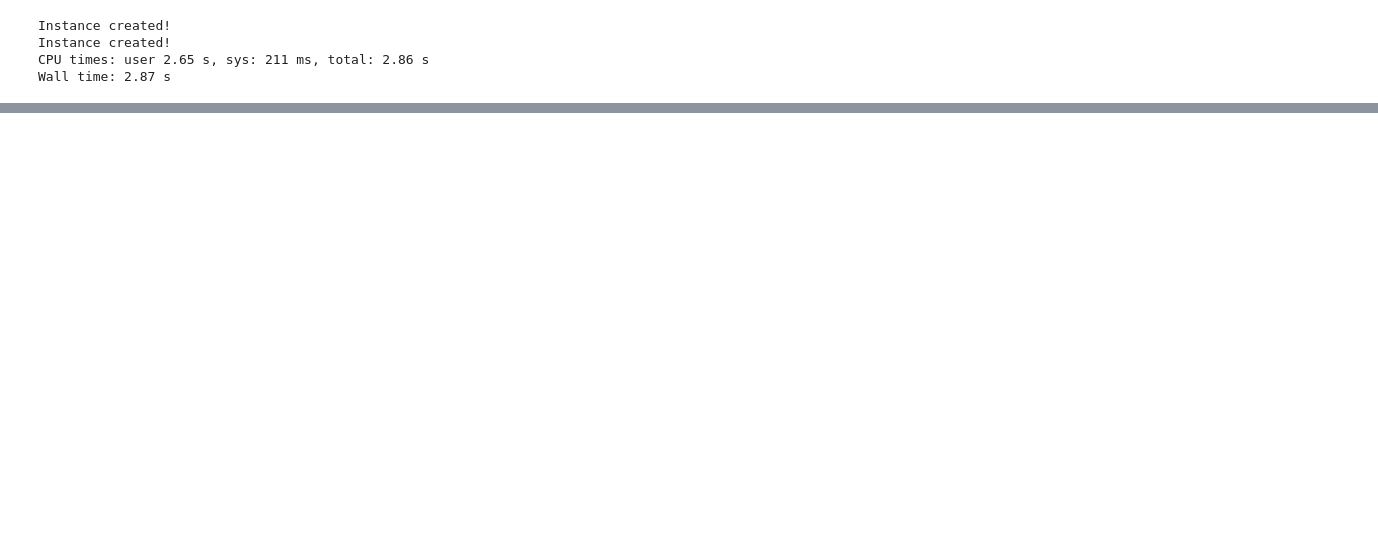
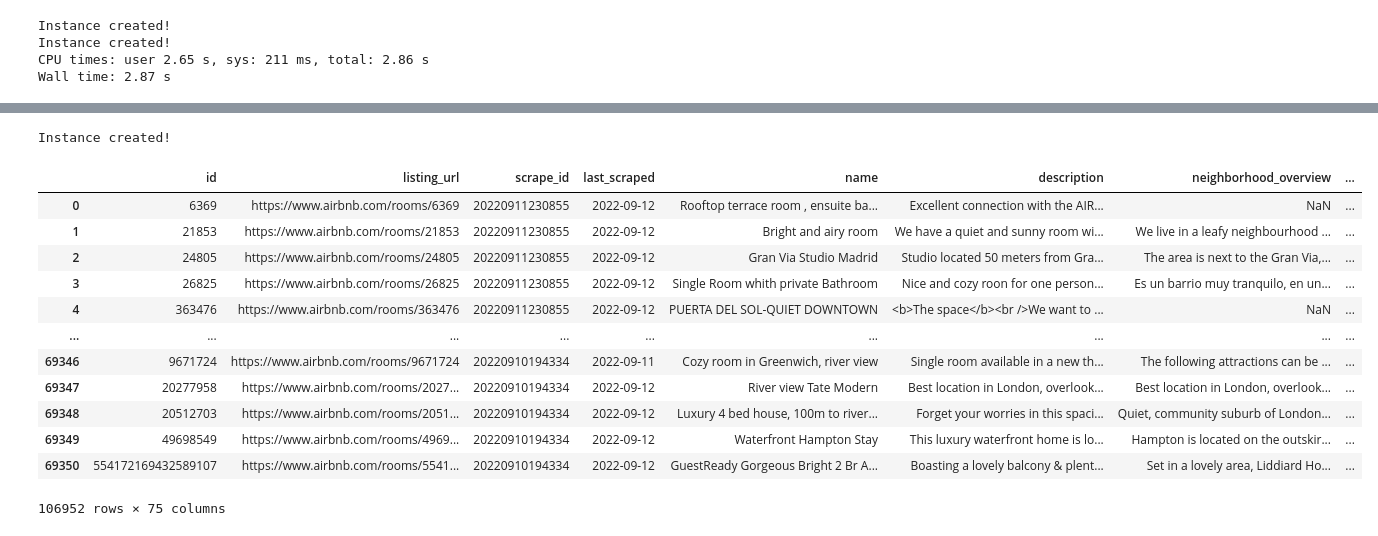
Before and after one commit to coisigna/dsb_p2_airbnb_price_predictor, a Jupyter notebook: ipynbs/airbnb_class.ipynb, the cells around one changed output, grey strips where cells are left out. Drawn from its saved outputs; the diff is of its cells as text; code cells hidden in the pictures; blank space fills up the shorter version.

Commit message:
Adding dataframe functionality to init

```diff
--- a/ipynbs/airbnb_class.ipynb
+++ b/ipynbs/airbnb_class.ipynb
@@ -411,0 +388,20 @@ df_instance.return_initial_df()
+# %%
+df_mix = airbnb(data= [df_1,df_2], file="dataframe")
+# %% [output]
+Instance created!
+# %%
+df_mix.return_initial_df()
+# %% [output]
+|  | id | listing_url | scrape_id | last_scraped | name | description | neighborhood_overview | ... |
+| 0 | 6369 | https://www.airbnb.com/rooms/6369 | 20220911230855 | 2022-09-12 | Rooftop terrace room , ensuite ba... | Excellent connection with the AIR... | NaN | ... |
+| 1 | 21853 | https://www.airbnb.com/rooms/21853 | 20220911230855 | 2022-09-12 | Bright and airy room | We have a quiet and sunny room wi... | We live in a leafy neighbourhood ... | ... |
+| 2 | 24805 | https://www.airbnb.com/rooms/24805 | 20220911230855 | 2022-09-12 | Gran Via Studio Madrid | Studio located 50 meters from Gra... | The area is next to the Gran Via,... | ... |
+| 3 | 26825 | https://www.airbnb.com/rooms/26825 | 20220911230855 | 2022-09-12 | Single Room whith private Bathroom | Nice and cozy roon for one person... | Es un barrio muy tranquilo, en un... | ... |
+| 4 | 363476 | https://www.airbnb.com/rooms/363476 | 20220911230855 | 2022-09-12 | PUERTA DEL SOL-QUIET DOWNTOWN | <b>The space</b><br />We want to ... | NaN | ... |
+| ... | ... | ... | ... | ... | ... | ... | ... | ... |
+| 69346 | 9671724 | https://www.airbnb.com/rooms/9671724 | 20220910194334 | 2022-09-11 | Cozy room in Greenwich, river view | Single room available in a new th... | The following attractions can be ... | ... |
+| 69347 | 20277958 | https://www.airbnb.com/rooms/2027... | 20220910194334 | 2022-09-12 | River view Tate Modern | Best location in London, overlook... | Best location in London, overlook... | ... |
+| 69348 | 20512703 | https://www.airbnb.com/rooms/2051... | 20220910194334 | 2022-09-12 | Luxury 4 bed house, 100m to river... | Forget your worries in this spaci... | Quiet, community suburb of London... | ... |
+| 69349 | 49698549 | https://www.airbnb.com/rooms/4969... | 20220910194334 | 2022-09-12 | Waterfront Hampton Stay | This luxury waterfront home is lo... | Hampton is located on the outskir... | ... |
+| 69350 | 554172169432589107 | https://www.airbnb.com/rooms/5541... | 20220910194334 | 2022-09-12 | GuestReady Gorgeous Bright 2 Br A... | Boasting a lovely balcony & plent... | Set in a lovely area, Liddiard Ho... | ... |
+106952 rows × 75 columns
```
Also changed, not shown: parts of 6 cells of this notebook.
